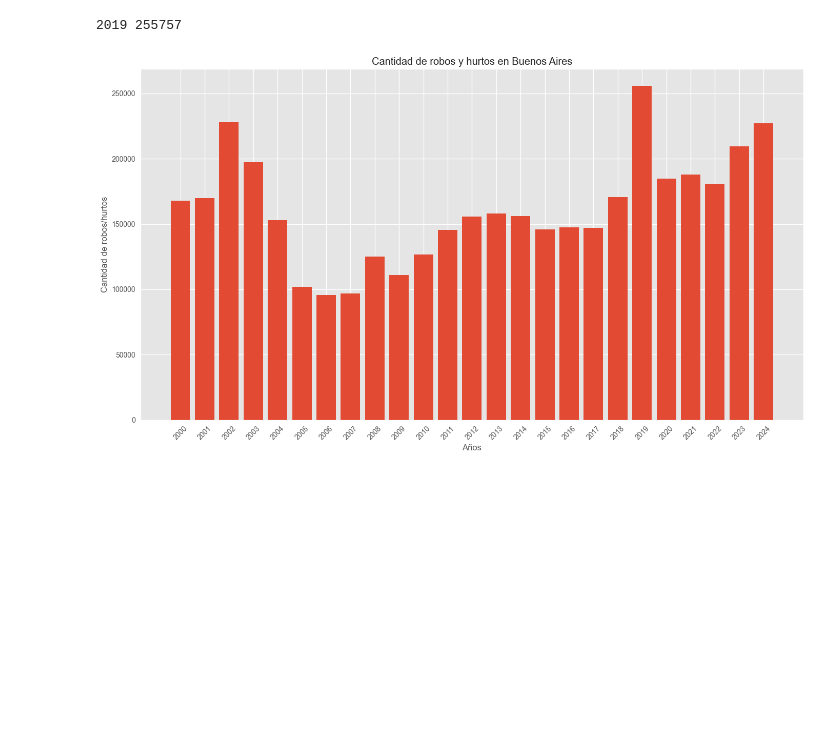
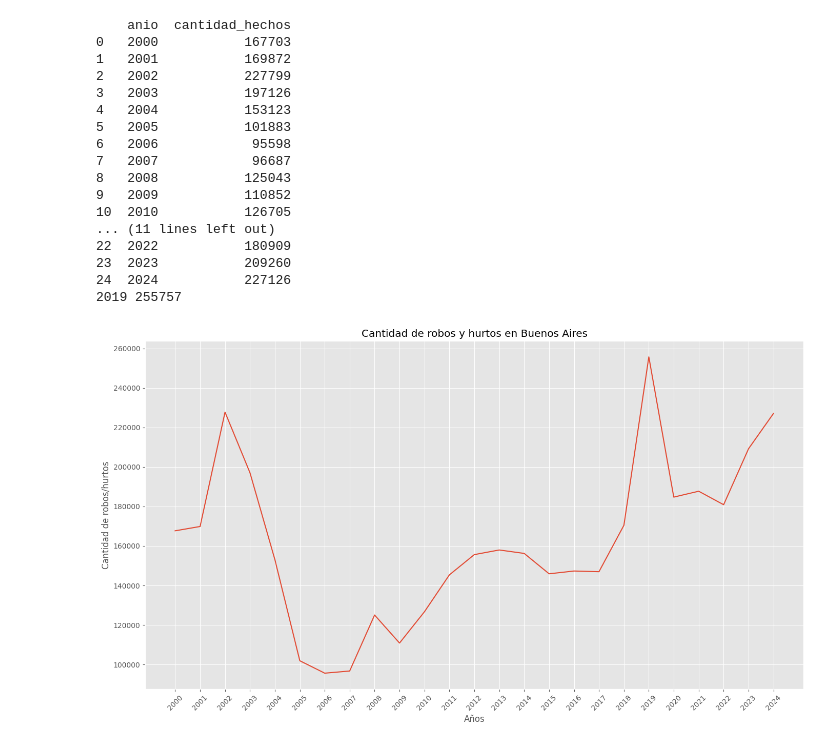
Before and after one commit to nachofernandez14/proyecto-pasantias, a Jupyter notebook: peligro_grafico.ipynb, the cells around one changed output. Drawn from its saved outputs; the diff is of its cells as text; code cells hidden in the pictures; blank space fills up the shorter version.

```diff
--- a/peligro_grafico.ipynb
+++ b/peligro_grafico.ipynb
@@ -2,34 +2,49 @@
 import pandas as pd
 import numpy as np
 import matplotlib.pyplot as plt
 
 df = pd.read_csv("csv/snic-departamentos-anual.csv", sep=';', encoding='utf-8', low_memory=False)
 
 df = df[df['cod_delito'].isin([15, 16, 19, 20])]
 
 provincia = 'Buenos Aires'
 df = df.loc[df['provincia_nombre'] == provincia].copy()
 
+df = df.groupby(['anio'], as_index=False)['cantidad_hechos'].sum()
 
-
-df = df.groupby(['anio'], as_index=False)['cantidad_hechos'].sum()
 
 año_mas_delitos = df.loc[df['cantidad_hechos'].idxmax()]['anio']
 maximo_delitos = df.loc[df['cantidad_hechos'].idxmax()]['cantidad_hechos']
 print(año_mas_delitos, maximo_delitos)
 anios = df['anio'].unique()
 x_data = df['anio']
 y_data = df['cantidad_hechos']
 
 plt.style.use('ggplot')
 plt.figure(figsize=(14, 8))
-plt.bar(x_data, y_data)
+plt.plot(x_data, y_data)
 plt.title(f'Cantidad de robos y hurtos en {provincia}')
 plt.xticks(anios, rotation=45)
 plt.xlabel('Años')
 plt.ylabel('Cantidad de robos/hurtos')
 plt.tight_layout()
 plt.show()
 # %% [output]
+    anio  cantidad_hechos
+0   2000           167703
+1   2001           169872
+2   2002           227799
+3   2003           197126
+4   2004           153123
+5   2005           101883
+6   2006            95598
+7   2007            96687
+8   2008           125043
+9   2009           110852
+10  2010           126705
+... (11 lines left out)
+22  2022           180909
+23  2023           209260
+24  2024           227126
 2019 255757
-[figure, old version]
+[figure, new version]
```
Also changed, not shown: 1 other file.
